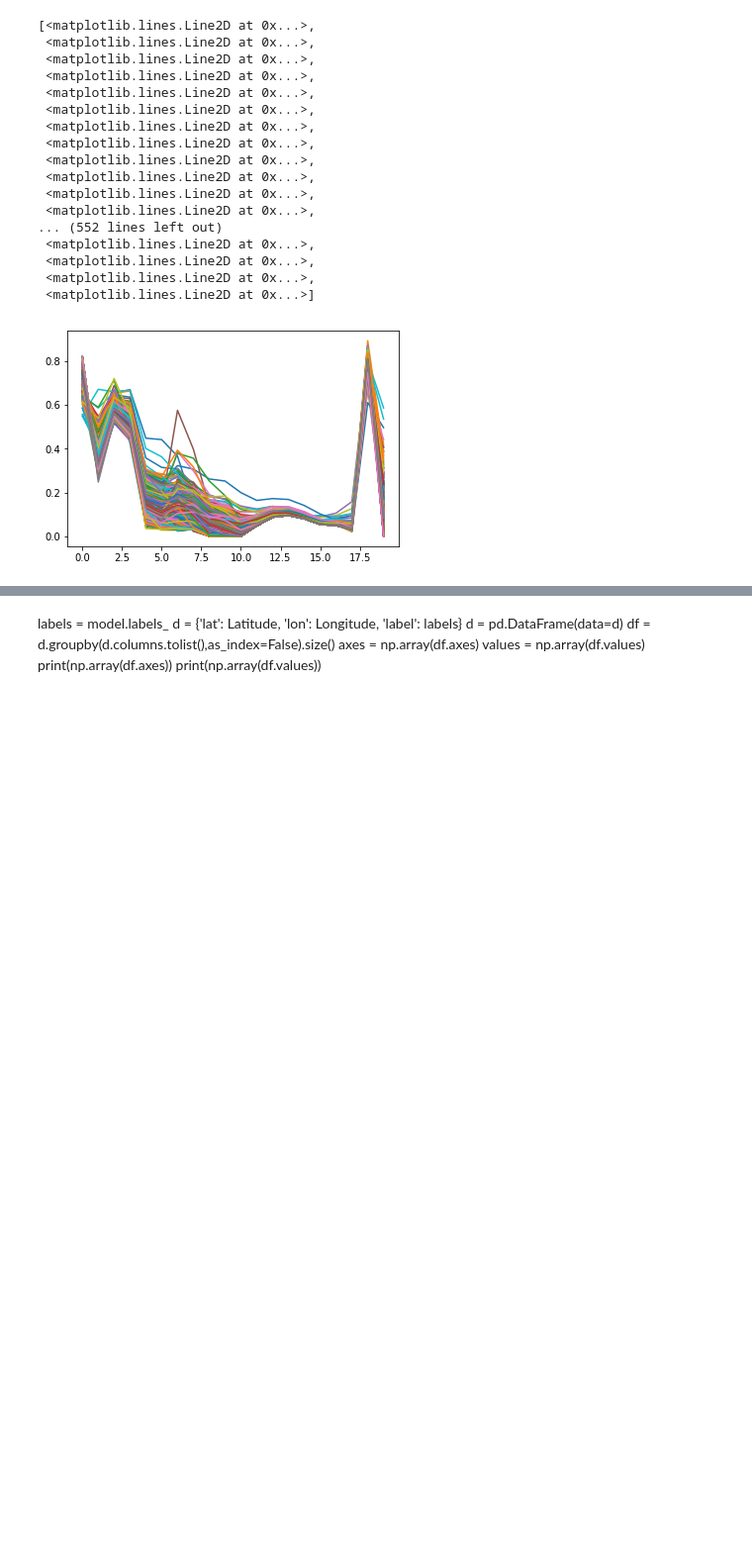
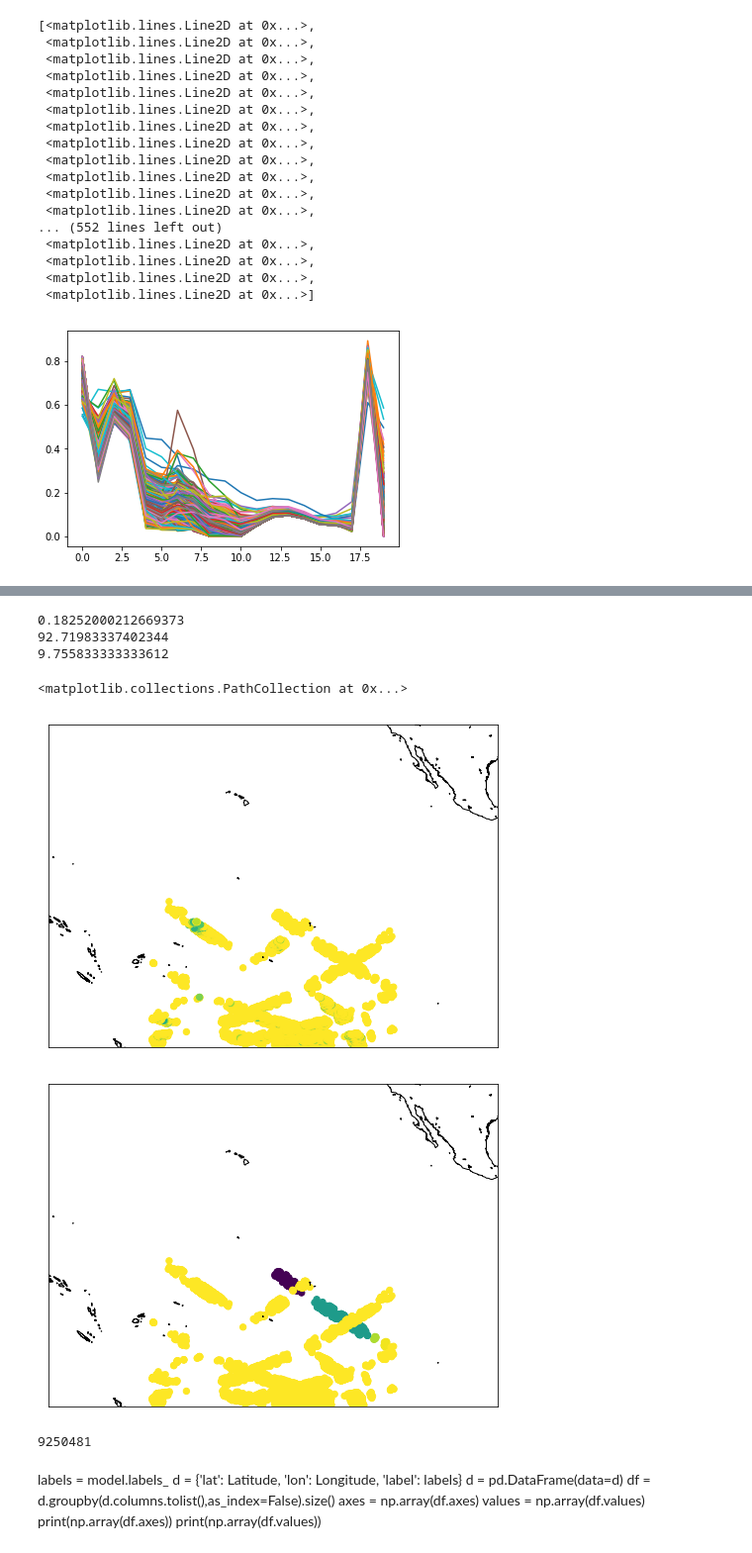
Before and after one commit to pshivraj/Precip_eScience, a Jupyter notebook: TRMM precipitation clustering.ipynb, the cells around one changed output, grey strips where cells are left out. Shown at 99% size. Cells and saved outputs as stored; diff of their text form; code cells hidden in the pictures; blank space fills up the shorter version.

```diff
--- a/TRMM precipitation clustering.ipynb
+++ b/TRMM precipitation clustering.ipynb
@@ -342,3 +505,56 @@ plt.plot(test[labels==-1,:].T)
+# %%
+cluster = test[labels==80]
+x,y = m(cluster[:,1]/2,cluster[:,0]/2)
+timemin = np.amin(cluster[:,2])
+timemax = np.amax(cluster[:,2])
+Xdata = np.concatenate((Latitude.reshape(len(Latitude),1),Longitude.reshape(len(Longitude),1),DeltaTime.reshape(len(DeltaTime),1),SR.reshape(len(SR),1)),axis=1)
+toplot = np.squeeze(Xdata[np.where(Xdata[:,2]>=timemin),:])
+toplot = np.squeeze(toplot[np.where(toplot[:,2]<=timemax),:])
+
+bbox = [np.min(Latitude),np.max(Latitude),
+        np.min(Longitude)-25,np.max(Longitude)+25]
+
+plt.figure(figsize=(12,6))
+# Define the projection, scale, the corners of the map, and the resolution.
+m = Basemap(projection='merc',llcrnrlat=bbox[0],urcrnrlat=bbox[1],\
+            llcrnrlon=bbox[2],urcrnrlon=bbox[3],lat_ts=10,resolution='i')
+cmap = plt.get_cmap('viridis')
+
+# Draw coastlines and fill continents and water with color
+m.drawcoastlines()
+
+x,y = m(toplot[:,1],toplot[:,0])
+timediff = toplot[:,2]-np.amin(toplot[:,2])
+print(np.min(toplot[:,3]))
+print(np.max(toplot[:,3]))
+color_interp = np.interp(toplot[:,3],[0,65],[0,200])
+plt.scatter(x,y,40,marker='o',color=cmap((color_interp)))
+
+plt.figure(figsize=(12,6))
+# Define the projection, scale, the corners of the map, and the resolution.
+m = Basemap(projection='merc',llcrnrlat=bbox[0],urcrnrlat=bbox[1],\
+            llcrnrlon=bbox[2],urcrnrlon=bbox[3],lat_ts=10,resolution='i')
+cmap = plt.get_cmap('viridis')
+
+# Draw coastlines and fill continents and water with color
+m.drawcoastlines()
+
+x,y = m(toplot[:,1],toplot[:,0])
+timediff = toplot[:,2]-np.amin(toplot[:,2])
+print(np.max(timediff))
+color_interp = np.interp(timediff,[0,24],[0,200])
+plt.scatter(x,y,40,marker='o',color=cmap((color_interp)))
+# %% [output]
+0.18252000212669373
+92.71983337402344
+9.755833333333612
+<matplotlib.collections.PathCollection at 0x...>
+[figure, added]
+[figure, added]
+# %%
+print(len(Xdata))
+# %% [output]
+9250481
 # %% [markdown]
 labels = model.labels_
 d = {'lat': Latitude, 'lon': Longitude, 'label': labels}
```
Also changed, not shown: parts of 15 cells of this notebook.
